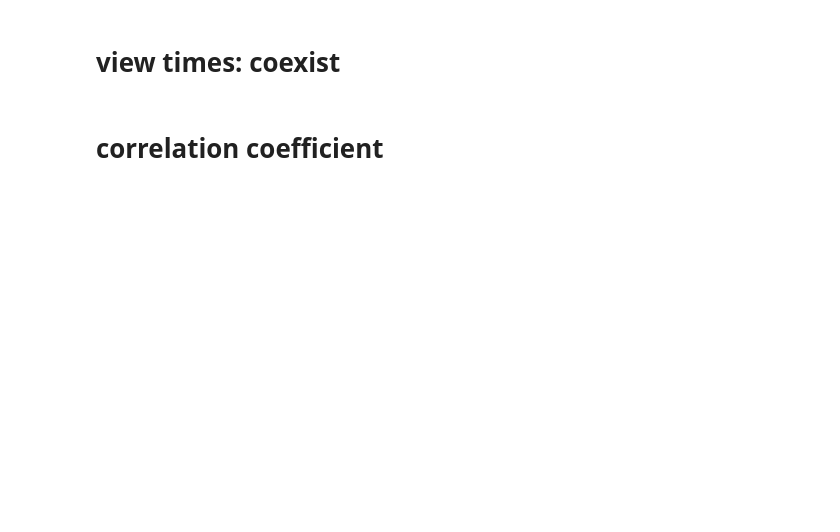
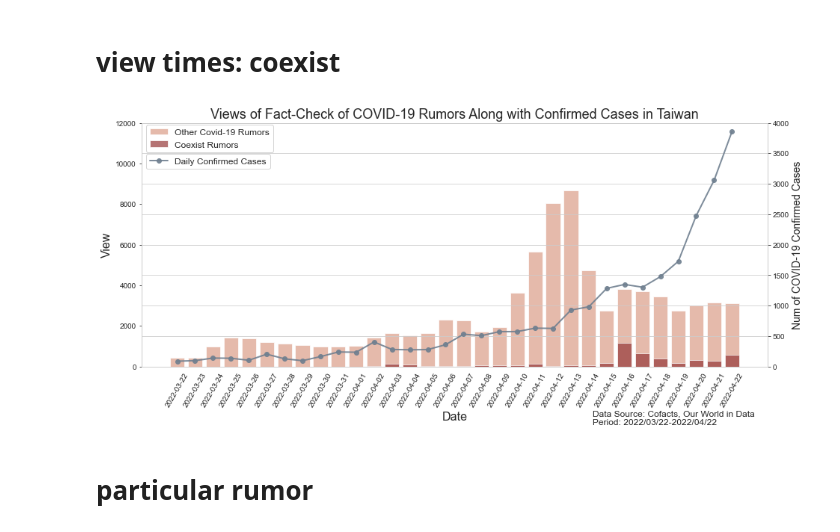
Before and after one commit to Yung-Chun/cofacts_controversial-rumors-detecting, a Jupyter notebook: cofacts_04_visualization_rumor.ipynb, the cells around one changed output. Cells and saved outputs as stored; diff of their text form; code cells hidden in the pictures; blank space fills up the shorter version.

```diff
--- a/cofacts_04_visualization_rumor.ipynb
+++ b/cofacts_04_visualization_rumor.ipynb
@@ -310,9 +320,9 @@ sns.set_style('whitegrid')
 
 #bar chart
 bar1 = sns.barplot(x='date',  y="all_covid_rumor", data=covid_all_view,
-                   color='darksalmon', label='other_covid_rumor', alpha=0.7)
+                   color='darksalmon', label='Other Covid-19 Rumors', alpha=0.7)
 bar2 = sns.barplot(x='date', y="count", data=coexist_all_view,
-                   color='brown', label='coexist_covid_rumor', alpha=0.7)
+                   color='brown', label='Coexist Rumors', alpha=0.7)
 
 top_bar = mpatches.Patch(color='darksalmon')
 bottom_bar = mpatches.Patch(color='brown')
@@ -320,33 +330,33 @@ bottom_bar = mpatches.Patch(color='brown')
 plt.legend(handles=[top_bar, bottom_bar])
 plt.legend(fontsize = 12, bbox_to_anchor=(0,1.01), loc='upper left')
 
 plt.xticks(rotation=60)
 plt.ylabel('View',fontsize = 16)
 
 ax.set_xlabel('Date', fontsize = 16)
 plt.xticks(rotation=60)
 ax.set_ylim([0,12000])
 
 #line cahrt
 ax1= ax.twinx()
 x=taiwan['date']
 y=taiwan['new_cases']
-ax1.plot(x,y,'-o',  color='slategrey', linewidth=2, label='daily_confirmed_cases', alpha=0.9)
+ax1.plot(x,y,'-o',  color='slategrey', linewidth=2, label='Daily Confirmed Cases', alpha=0.9)
 
 ax1.set_xlabel('Date', fontsize = 16)
 ax1.set_ylim([0,4000])
 ax1.set_ylabel('Num of COVID-19 Confirmed Cases',fontsize = 14)
 ax1.legend(fontsize = 12, bbox_to_anchor=(0,0.89), loc='upper left')
 
 
 save_name = 'Views of Fact-Check of COVID-19 Rumors Along with Confirmed Cases in Taiwan'
 plt.title(save_name, fontsize = 18)
 plt.annotate('Data Source: Cofacts, Our World in Data\nPeriod: 2022/03/22-2022/04/22',
              (0.615,0.01), xycoords='figure fraction', fontsize=12)
 
 plt.savefig(pic_path/f'cofacts_{save_name}_by_cat.png',
             bbox_inches='tight')
 
 plt.show()
+# %% [output]
+[figure, added]
-# %% [markdown]
-# correlation coefficient
@@ -355,0 +363,2 @@ x = np.array(taiwan.new_cases)
+# %% [markdown]
+# particular rumor
```
Also changed, not shown: parts of 21 cells of this notebook.
